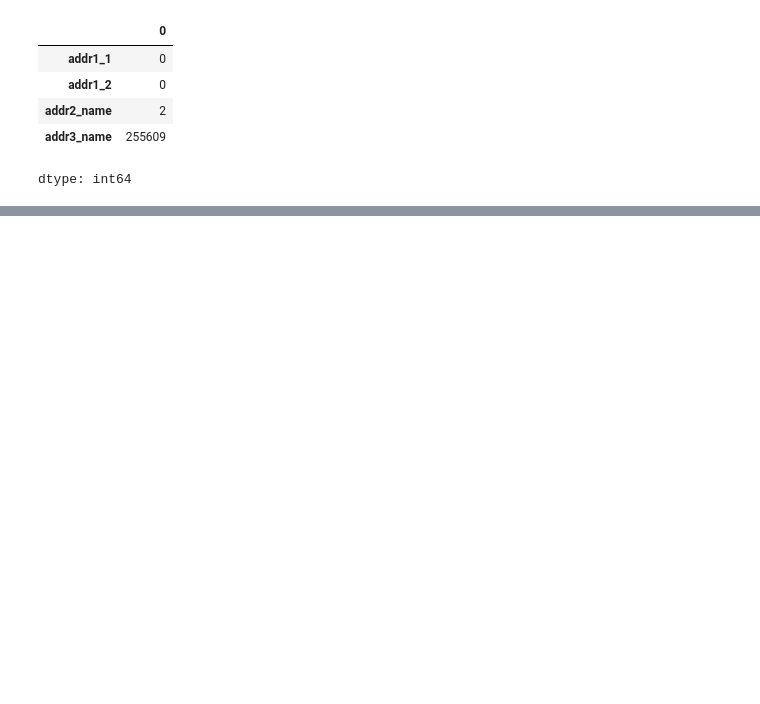
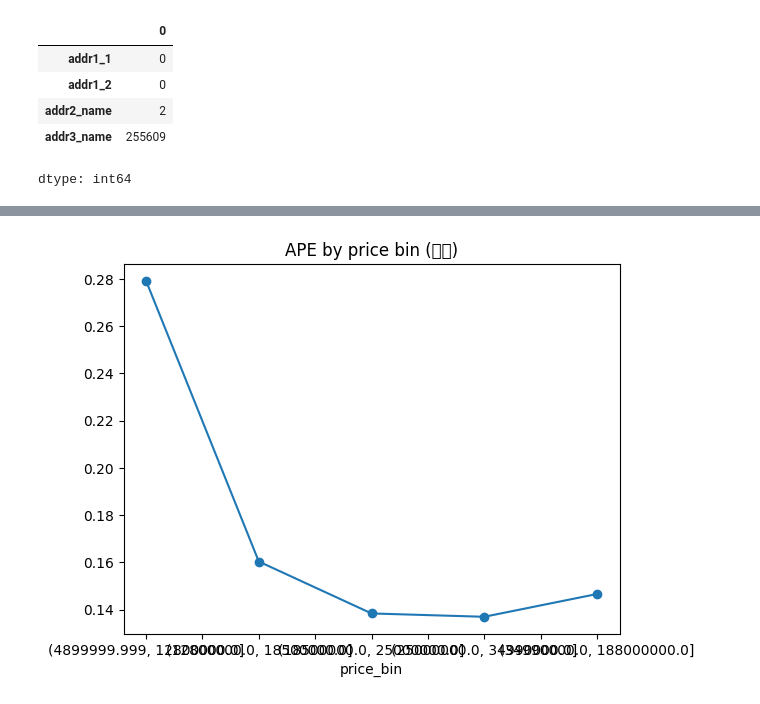
Before and after one commit to dondonrocket/kokudo, a Jupyter notebook: hasegawa2.ipynb, the cells around one changed output, grey strips where cells are left out. Saved outputs shown, nothing was run; the diff lists cells and outputs as text; code cells hidden in the pictures; blank space fills up the shorter version.

```diff
--- a/hasegawa2.ipynb
+++ b/hasegawa2.ipynb
@@ -193,6 +194,16 @@ df[cols].isna().sum()
 | addr2_name | 2 |
 | addr3_name | 255609 |
 dtype: int64
+# %%
+# =========================
+# 特徴量
+# =========================
+common_features = [
+    'target_ym','lon','lat',
+    'drugstore_distance','bank_distance','shopping_street_distance',
+    'parking_keiyaku','money_hoshou_company','free_rent_duration','free_rent_gen_timing',
+    'addr1_1','addr1_2'
+]
 # %%
 # =========================
 # 時期特徴量
@@ -451,3 +467,36 @@ y_pred_test_other = predict_with_low_scale(
+# %%
+# =========================
+# 6. trainに予測値とAPEを追加
+# =========================
+train_mansion["pred"] = predict_with_low_scale(model_mansion, X_mansion, LOW_TH_MANSION, LOW_SCALE_MANSION)
+train_mansion["ape"]  = np.abs(train_mansion["pred"] - train_mansion["money_room"]) / train_mansion["money_room"]
+
+train_house["pred"] = predict_with_low_scale(model_house, X_house, LOW_TH_HOUSE, LOW_SCALE_HOUSE)
+train_house["ape"] = np.abs(train_house["pred"] - train_house["money_room"]) / train_house["money_room"]
+
+train["pred"] = np.nan
+train["ape"]  = np.nan
+train.loc[train_mansion.index, "pred"] = train_mansion["pred"]
+train.loc[train_mansion.index, "ape"]  = train_mansion["ape"]
+train.loc[train_house.index, "pred"] = train_house["pred"]
+train.loc[train_house.index, "ape"]  = train_house["ape"]
+
+# =========================
+# 7. APE by price bin
+# =========================
+train["price_bin"] = pd.qcut(train["money_room"], q=5, duplicates="drop")
+train.groupby("price_bin")["ape"].mean().plot(marker="o")
+plt.title("APE by price bin (全体)")
+plt.show()
+
+# =========================
+# 8. test に予測値を書き込む
+# =========================
+y_pred_test_mansion = predict_with_low_scale(model_mansion, X_test_mansion, LOW_TH_MANSION, LOW_SCALE_MANSION)
+y_pred_test_house   = predict_with_low_scale(model_house, X_test_house, LOW_TH_HOUSE, LOW_SCALE_HOUSE)
+y_pred_test_other   = predict_with_low_scale(model_mansion, X_test_other, LOW_TH_MANSION, LOW_SCALE_MANSION)
+# %% [output]
+[figure, added]
 # %%
 # =========================
 # 4. test DataFrame に書き戻す
```
Also changed, not shown: parts of 11 cells of this notebook.
